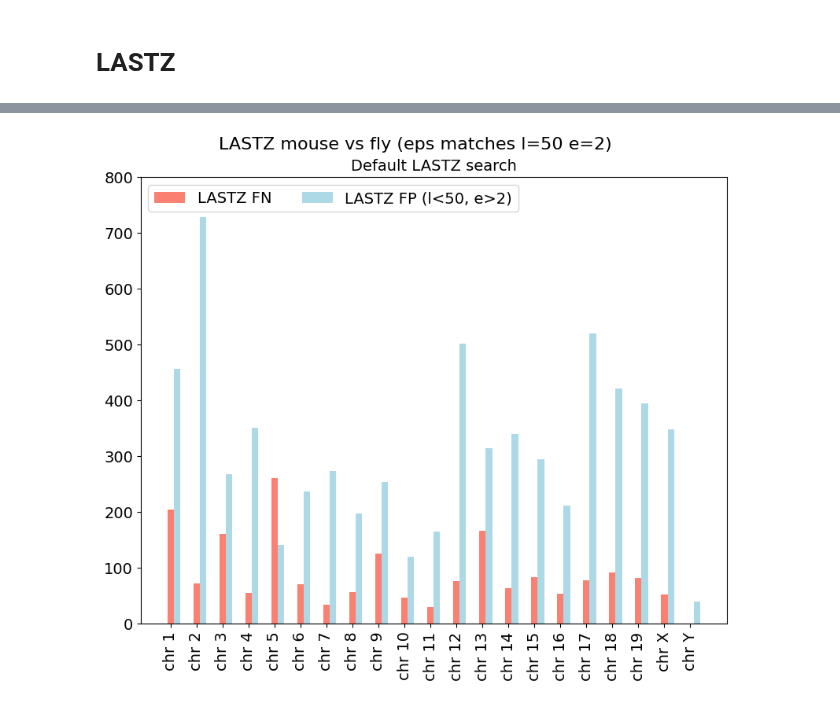
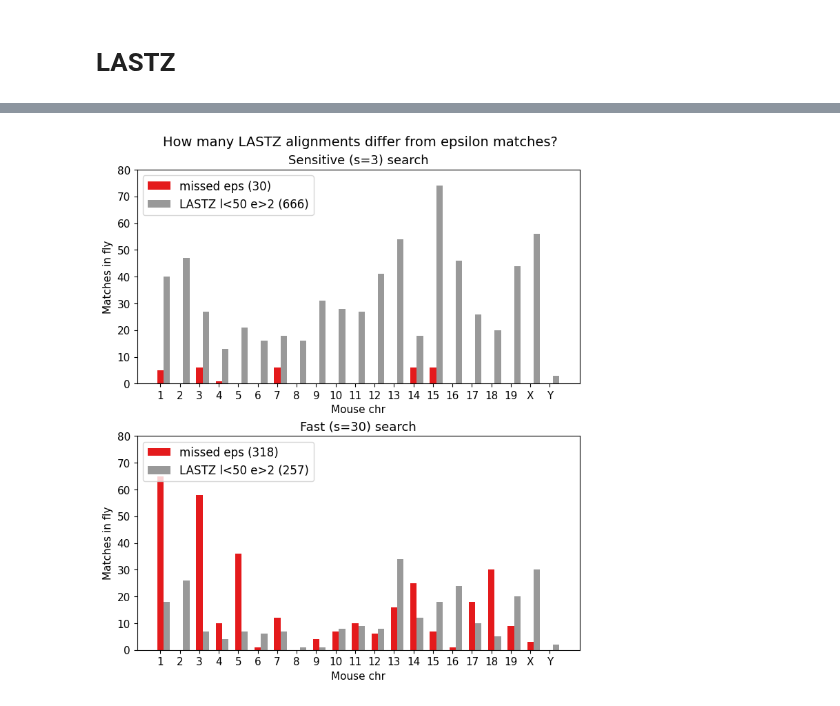
Before and after one commit to eaasna/DREAM-stellar-benchmark, a Jupyter notebook: work-python/missed-matches/What is missed.ipynb, the cells around one changed output, grey strips where cells are left out. Drawn from its saved outputs; the diff is of its cells as text; code cells hidden in the pictures.

```diff
--- a/work-python/missed-matches/What is missed.ipynb
+++ b/work-python/missed-matches/What is missed.ipynb
@@ -3,17 +3,23 @@ import pandas as pd
 import numpy as np
 import matplotlib.pyplot as plt
 # %%
-SMALL_SIZE = 14
-MEDIUM_SIZE = 16
+XXSMALL_SIZE = 11
+XSMALL_SIZE = 12
+SMALL_SIZE = 13
+MEDIUM_SIZE = 14
 BIGGER_SIZE = 18
 
 plt.rc('font', size=SMALL_SIZE)          # controls default text sizes
 plt.rc('axes', titlesize=SMALL_SIZE)     # fontsize of the axes title
-plt.rc('axes', labelsize=SMALL_SIZE)    # fontsize of the x and y labels
-plt.rc('xtick', labelsize=SMALL_SIZE)    # fontsize of the tick labels
-plt.rc('ytick', labelsize=SMALL_SIZE)    # fontsize of the tick labels
-plt.rc('legend', fontsize=SMALL_SIZE)    # legend fontsize
+plt.rc('axes', labelsize=XXSMALL_SIZE)    # fontsize of the x and y labels
+plt.rc('xtick', labelsize=XXSMALL_SIZE)    # fontsize of the tick labels
+plt.rc('ytick', labelsize=XXSMALL_SIZE)    # fontsize of the tick labels
+plt.rc('legend', fontsize=XSMALL_SIZE)    # legend fontsize
 plt.rc('figure', titlesize=BIGGER_SIZE)  # fontsize of the figure title
+
+CB_color_cycle = ['#377eb8', '#ff7f00', '#4daf4a',
+                  '#f781bf', '#a65628', '#984ea3',
+                  '#999999', '#e41a1c', '#dede00']
 # %%
 with open("hsvp.variant.lengths") as file:
     lines = [line.rstrip() for line in file]
@@ -328,42 +285,21 @@ np.sum(df["counts_fp"])
 # %%
-chromosomes = [str(x) for x in range(1, 20)]
-chromosomes.append("X")
-chromosomes.append("Y")
+tool = "LASTZ"
+fig, (ax1, ax2) = plt.subplots(2, layout='constrained')
+fig.set_figheight(8)
+fig.set_figwidth(7)
+fig.suptitle('How many LASTZ alignments differ from epsilon matches?', fontsize=MEDIUM_SIZE, x = 0.54)
 
-x = np.arange(len(chromosomes))  # the label locations
-width = 0.25  # the width of the bars
+in_dir="s3_lastz_vs_stellar_l50_e2"
+df = get_count_df(in_dir)
+set_ax_plot(ax1, df, tool, "Sensitive (s=3)")
+ax1.set_ylim(0, 80)
 
-def set_ax_plot(ax, df, typename):
-    multiplier = 1
-
-    counts = df["counts_fn"].values
-    offset = width * multiplier
-    rects = ax.bar(x + offset, counts, width, label="LASTZ FN", color = "salmon")
-    #ax.bar_label(rects, padding=3)
-    multiplier += 1
-
-    counts = df["counts_fp"].values
-    offset = width * multiplier
-    rects = ax.bar(x + offset, counts, width, label="LASTZ FP (l<50, e>2)", color = "lightblue")
-    #ax.bar_label(rects, padding=3)
-    multiplier += 1
-
-    # Add some text for labels, title and custom x-axis tick labels, etc.
-    ax.set_title(typename + ' LASTZ search')
-    ax.set_xticks(x + width, ["chr " + str(x) for x in chromosomes], rotation = 90)
-    ax.legend(loc='upper left', ncols=3)
-    ax.set_ylim(0, 800)
-
-fig, ax = plt.subplots(1, layout='constrained')
-fig.set_figheight(7)
-fig.set_figwidth(8)
-fig.suptitle('LASTZ mouse vs fly (eps matches l=50 e=2)', fontsize=16)
-
-in_dir="lastz_vs_stellar_l50_e2"
+in_dir="s30_lastz_vs_stellar_l50_e2"
 df = get_count_df(in_dir)
-set_ax_plot(ax, df, "Default")
+set_ax_plot(ax2, df, tool, "Fast (s=30)")
+ax2.set_ylim(0, 80)
 
 plt.savefig('lastz_search.png', dpi = 250)
 plt.show()
 # %% [output]
-[figure, old version]
+[figure, new version]
```
Also changed, not shown: parts of 8 cells of this notebook, 7 other files.
